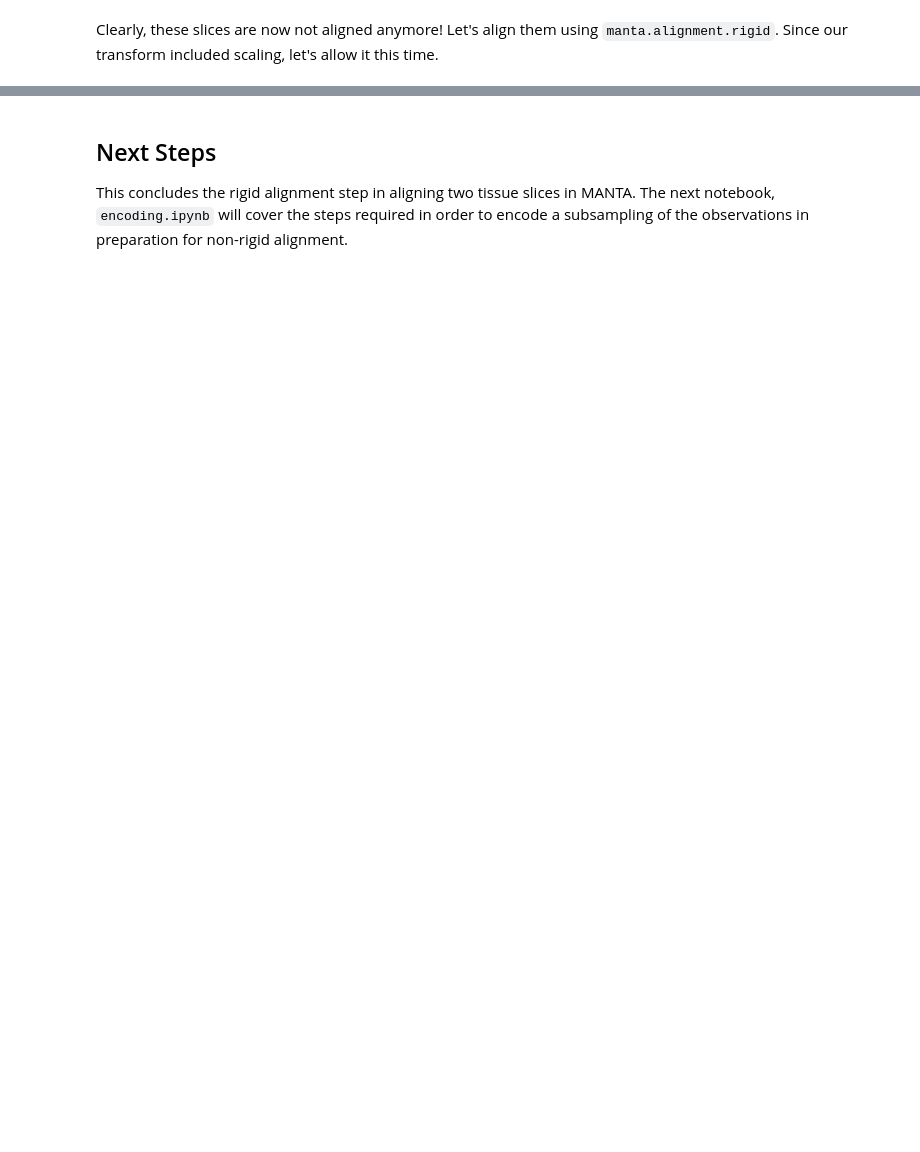
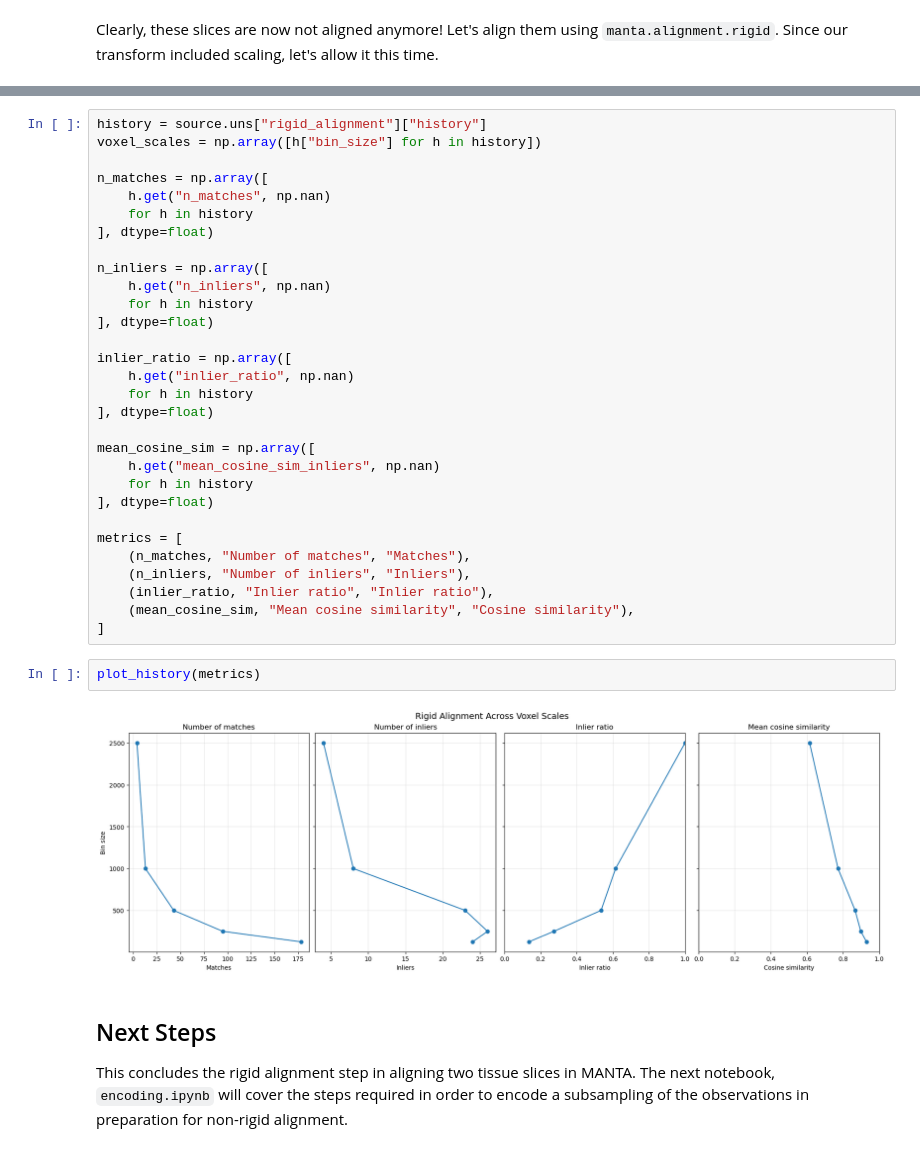
Before and after one commit to PolyRocketMatt/MANTA, a Jupyter notebook: notebooks/rigid_alignment.ipynb, the cells around one changed output, grey strips where cells are left out. Cells and saved outputs as stored; diff of their text form; blank space fills up the shorter version.

Commit message:
Update rigid alignment notebook with artificial example

```diff
--- a/notebooks/rigid_alignment.ipynb
+++ b/notebooks/rigid_alignment.ipynb
@@ -235,3 +243,37 @@ manta.plotting.spatial(
+# %%
+history = source.uns["rigid_alignment"]["history"]
+voxel_scales = np.array([h["bin_size"] for h in history])
+
+n_matches = np.array([
+    h.get("n_matches", np.nan)
+    for h in history
+], dtype=float)
+
+n_inliers = np.array([
+    h.get("n_inliers", np.nan)
+    for h in history
+], dtype=float)
+
+inlier_ratio = np.array([
+    h.get("inlier_ratio", np.nan)
+    for h in history
+], dtype=float)
+
+mean_cosine_sim = np.array([
+    h.get("mean_cosine_sim_inliers", np.nan)
+    for h in history
+], dtype=float)
+
+metrics = [
+    (n_matches, "Number of matches", "Matches"),
+    (n_inliers, "Number of inliers", "Inliers"),
+    (inlier_ratio, "Inlier ratio", "Inlier ratio"),
+    (mean_cosine_sim, "Mean cosine similarity", "Cosine similarity"),
+]
+# %%
+plot_history(metrics)
+# %% [output]
+[figure, added]
 # %% [markdown]
 ## Next Steps
 
```
Also changed, not shown: parts of 7 cells of this notebook, 1 other file.
